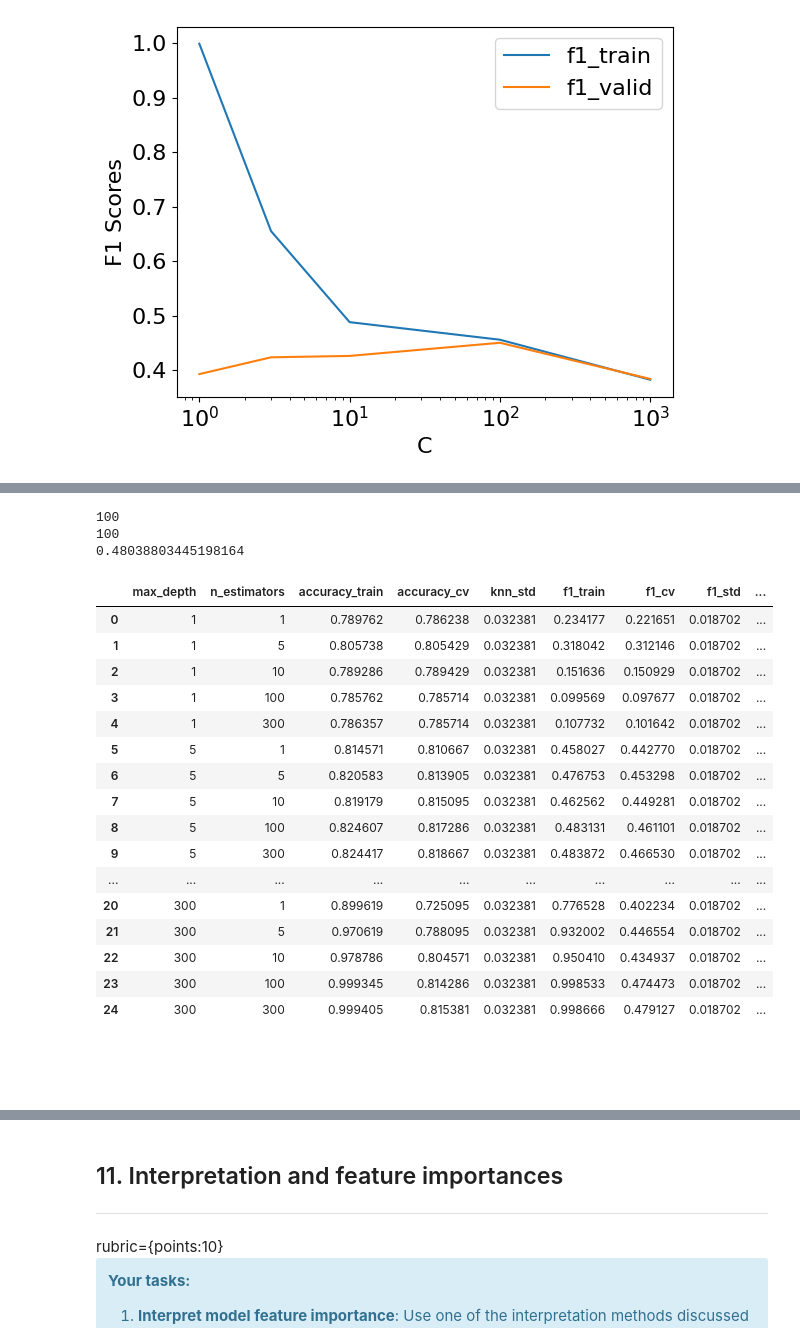
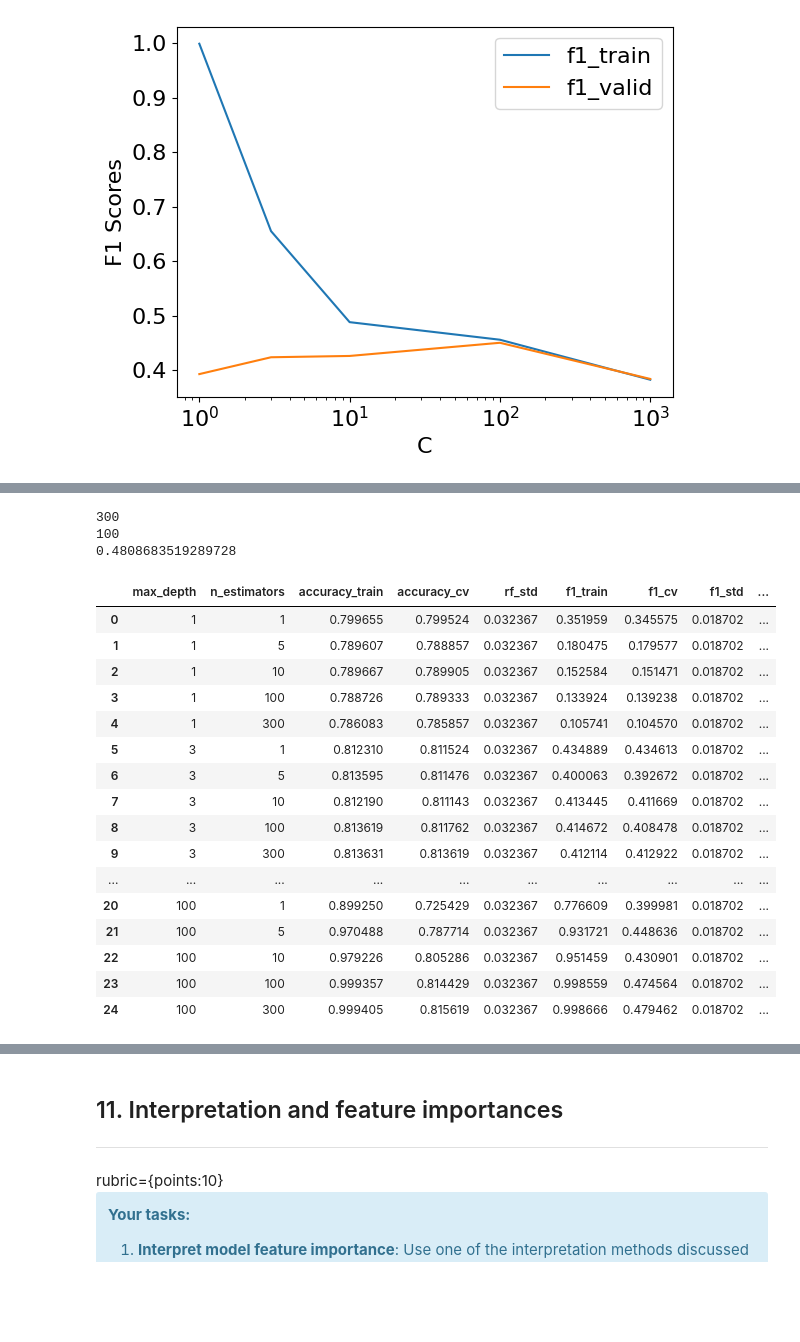
Before and after one commit to angshe/330hw5, a Jupyter notebook: hw5.ipynb, the cells around one changed output, grey strips where cells are left out. Drawn from its saved outputs; the diff is of its cells as text; code cells hidden in the pictures; blank space fills up the shorter version.

```diff
--- a/hw5.ipynb
+++ b/hw5.ipynb
@@ -759,6 +765,8 @@ best_Max_iter
 bal_train_scores = []
 bal_cv_scores = []
 bal_std_scores = []
+bal_fit_times = []
+bal_score_times = []
 
 for C in C_vals:
     #     print(C)
@@ -771,6 +779,8 @@ for C in C_vals:
     bal_train_scores.append(cv_results["train_score"].mean())
     bal_cv_scores.append(cv_results["test_score"].mean())
     bal_std_scores.append(np.std(cv_scores))
+    bal_fit_times.append(cv_results["fit_time"].mean())
+    bal_score_times.append(cv_results["score_time"].mean())
 
 plt.semilogx(C_vals, bal_train_scores, label="train")
 plt.semilogx(C_vals, bal_cv_scores, label="valid")
@@ -987,0 +998,8 @@ Ellipsis
+# %%
+rfe_dt = RFECV(DecisionTreeClassifier(random_state=123), cv=10)
+rfe_dt.fit(X_train_pp, y_train)
+print(rfe_dt.support_)
+print(X_train_pp.columns[rfe_dt.support_])
+
+rfe_dt_pipe = make_pipeline(preprocessor, RFECV(DecisionTreeClassifier(random_state=123), cv=10))
+pd.DataFrame(cross_validate(rfe_dt_pipe, X_train, y_train, return_train_score=True, scoring=["accuracy", "f1", "precision", "recall"])).mean()
@@ -987,0 +1038,9 @@ Ellipsis
+# %%
+# ensemble
+rfe_rf = RFECV(RandomForestClassifier(random_state=123), cv=10)
+rfe_rf.fit(X_train_pp, y_train)
+print(rfe_rf.support_)
+print(X_train_pp.columns[rfe_rf.support_])
+
+rfe_rf_pipe = make_pipeline(preprocessor, RFECV(RandomForestClassifier(random_state=123, n_jobs=-1), cv=10))
+pd.DataFrame(cross_validate(rfe_rf_pipe, X_train, y_train, return_train_score=True, scoring=["accuracy", "f1", "precision", "recall"])).mean()
@@ -1040,7 +1134,7 @@ for n in depth:
     #     print(C)
     pipe = make_pipeline(
         preprocessor,
-        DecisionTreeClassifier(max_depth=n),
+        DecisionTreeClassifier(random_state=123, max_depth=n),
     )
     cv_results = cross_validate(
         pipe, X_train, y_train,
@@ -1214,9 +1310,9 @@ print(best_depth)
 print(best_estimators)
 print(best_score)
 # %% [output]
+300
 100
-100
-0.48038803445198164
+0.4808683519289728
 # %%
 from itertools import product
 #random forest
@@ -1245,52 +1341,48 @@ for d in depth:
 
         rf_train_scores.append(cv_results["train_accuracy"].mean())
         rf_cv_scores.append(cv_results["test_accuracy"].mean())
         rf_std_scores.append(np.std(knn_cv_scores))
         f1_rf_train_scores.append(cv_results["train_f1"].mean())
         f1_rf_cv_scores.append(cv_results["test_f1"].mean())
         f1_rf_std_scores.append(np.std(f1_cv_scores))
         prec_rf_train_scores.append(cv_results["train_precision"].mean())
         prec_rf_cv_scores.append(cv_results["test_precision"].mean())
         rec_rf_train_scores.append(cv_results["train_recall"].mean())
         rec_rf_cv_scores.append(cv_results["test_recall"].mean())
 
 rf_results = pd.DataFrame(grid_search.cv_results_)
 
 pipe_rf = make_pipeline(preprocessor, RandomForestClassifier(n_estimators=best_estimators, max_depth=best_depth, n_jobs=-1))
 
 combinations = list(product(depth, estimators))
 depth_col, estimators_col = zip(*combinations)
 pd.DataFrame({"max_depth": depth_col,
                 "n_estimators": estimators_col,
                 "accuracy_train": rf_train_scores,
                 "accuracy_cv": rf_cv_scores,
-                "knn_std": rf_std_scores,
+                "rf_std": rf_std_scores,
                 "f1_train": f1_rf_train_scores,
                 "f1_cv": f1_rf_cv_scores,
                 "f1_std": f1_rf_std_scores,
                 "precision_train": prec_rf_train_scores,
                 "precision_cv": prec_rf_cv_scores,
                 "recall_train": rec_rf_train_scores,
                 "recall_cv": rec_rf_cv_scores})
 # %% [output]
-|  | max_depth | n_estimators | accuracy_train | accuracy_cv | knn_std | f1_train | f1_cv | f1_std | ... |
-| 0 | 1 | 1 | 0.789762 | 0.786238 | 0.032381 | 0.234177 | 0.221651 | 0.018702 | ... |
-| 1 | 1 | 5 | 0.805738 | 0.805429 | 0.032381 | 0.318042 | 0.312146 | 0.018702 | ... |
-| 2 | 1 | 10 | 0.789286 | 0.789429 | 0.032381 | 0.151636 | 0.150929 | 0.018702 | ... |
-| 3 | 1 | 100 | 0.785762 | 0.785714 | 0.032381 | 0.099569 | 0.097677 | 0.018702 | ... |
-| 4 | 1 | 300 | 0.786357 | 0.785714 | 0.032381 | 0.107732 | 0.101642 | 0.018702 | ... |
-| 5 | 5 | 1 | 0.814571 | 0.810667 | 0.032381 | 0.458027 | 0.442770 | 0.018702 | ... |
-| 6 | 5 | 5 | 0.820583 | 0.813905 | 0.032381 | 0.476753 | 0.453298 | 0.018702 | ... |
-| 7 | 5 | 10 | 0.819179 | 0.815095 | 0.032381 | 0.462562 | 0.449281 | 0.018702 | ... |
-| 8 | 5 | 100 | 0.824607 | 0.817286 | 0.032381 | 0.483131 | 0.461101 | 0.018702 | ... |
-| 9 | 5 | 300 | 0.824417 | 0.818667 | 0.032381 | 0.483872 | 0.466530 | 0.018702 | ... |
+|  | max_depth | n_estimators | accuracy_train | accuracy_cv | rf_std | f1_train | f1_cv | f1_std | ... |
+| 0 | 1 | 1 | 0.799655 | 0.799524 | 0.032367 | 0.351959 | 0.345575 | 0.018702 | ... |
+| 1 | 1 | 5 | 0.789607 | 0.788857 | 0.032367 | 0.180475 | 0.179577 | 0.018702 | ... |
+| 2 | 1 | 10 | 0.789667 | 0.789905 | 0.032367 | 0.152584 | 0.151471 | 0.018702 | ... |
+| 3 | 1 | 100 | 0.788726 | 0.789333 | 0.032367 | 0.133924 | 0.139238 | 0.018702 | ... |
+| 4 | 1 | 300 | 0.786083 | 0.785857 | 0.032367 | 0.105741 | 0.104570 | 0.018702 | ... |
+| 5 | 3 | 1 | 0.812310 | 0.811524 | 0.032367 | 0.434889 | 0.434613 | 0.018702 | ... |
+| 6 | 3 | 5 | 0.813595 | 0.811476 | 0.032367 | 0.400063 | 0.392672 | 0.018702 | ... |
+| 7 | 3 | 10 | 0.812190 | 0.811143 | 0.032367 | 0.413445 | 0.411669 | 0.018702 | ... |
+| 8 | 3 | 100 | 0.813619 | 0.811762 | 0.032367 | 0.414672 | 0.408478 | 0.018702 | ... |
+| 9 | 3 | 300 | 0.813631 | 0.813619 | 0.032367 | 0.412114 | 0.412922 | 0.018702 | ... |
 | ... | ... | ... | ... | ... | ... | ... | ... | ... | ... |
-| 20 | 300 | 1 | 0.899619 | 0.725095 | 0.032381 | 0.776528 | 0.402234 | 0.018702 | ... |
-| 21 | 300 | 5 | 0.970619 | 0.788095 | 0.032381 | 0.932002 | 0.446554 | 0.018702 | ... |
-| 22 | 300 | 10 | 0.978786 | 0.804571 | 0.032381 | 0.950410 | 0.434937 | 0.018702 | ... |
-| 23 | 300 | 100 | 0.999345 | 0.814286 | 0.032381 | 0.998533 | 0.474473 | 0.018702 | ... |
-| 24 | 300 | 300 | 0.999405 | 0.815381 | 0.032381 | 0.998666 | 0.479127 | 0.018702 | ... |
+| 20 | 100 | 1 | 0.899250 | 0.725429 | 0.032367 | 0.776609 | 0.399981 | 0.018702 | ... |
+| 21 | 100 | 5 | 0.970488 | 0.787714 | 0.032367 | 0.931721 | 0.448636 | 0.018702 | ... |
+| 22 | 100 | 10 | 0.979226 | 0.805286 | 0.032367 | 0.951459 | 0.430901 | 0.018702 | ... |
+| 23 | 100 | 100 | 0.999357 | 0.814429 | 0.032367 | 0.998559 | 0.474564 | 0.018702 | ... |
+| 24 | 100 | 300 | 0.999405 | 0.815619 | 0.032367 | 0.998666 | 0.479462 | 0.018702 | ... |
-# %% [markdown]
-<!-- END QUESTION -->
-
-<br><br>
```
Also changed, not shown: parts of 36 cells of this notebook.
